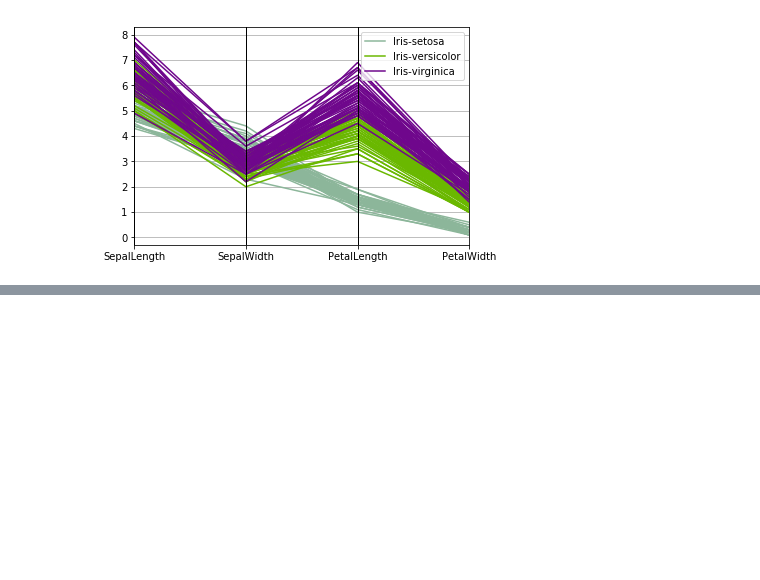
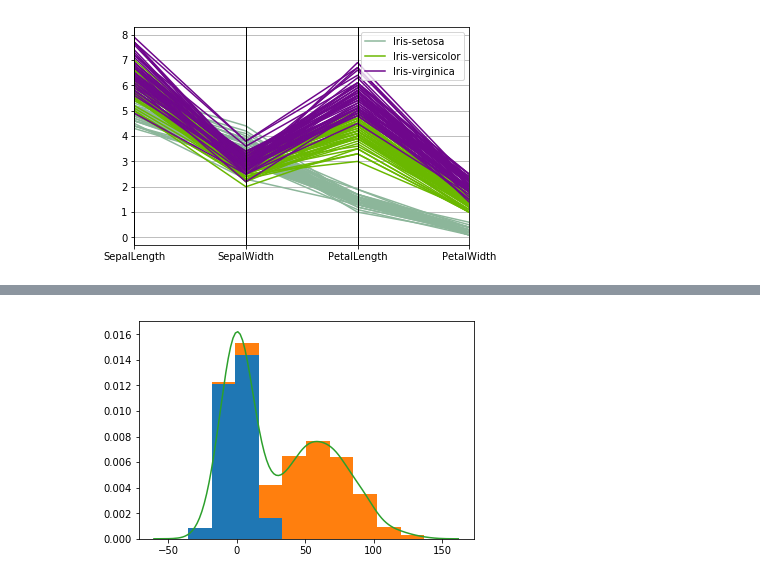
Before and after one commit to johnnyjw/2michds, a Jupyter notebook: week_4.ipynb, the cells around one changed output, grey strips where cells are left out. Cells and saved outputs as stored; diff of their text form; code cells hidden in the pictures; blank space fills up the shorter version.

```diff
--- a/week_4.ipynb
+++ b/week_4.ipynb
@@ -97,0 +119,7 @@ pd.tools.plotting.parallel_coordinates(iris, 'Name');
+# %%
+plt.figure()
+plt.hist([v1, v2], histtype='barstacked', density=True);
+v3 = np.concatenate((v1, v2))
+sns.kdeplot(v3);
+# %% [output]
+[figure, added]
```
Also changed, not shown: parts of 6 cells of this notebook.
